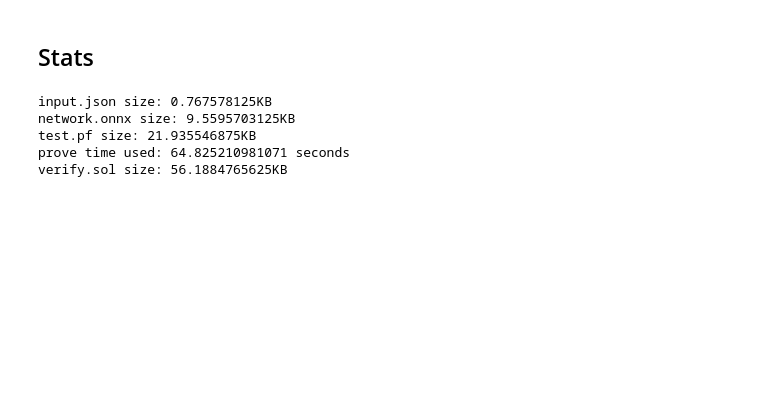
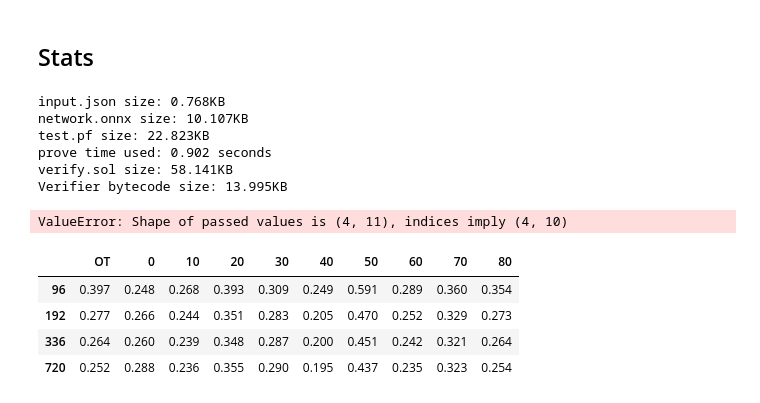
Before and after one commit to CaixiangFan/zkpet, a Jupyter notebook: src/electricity_demand_forcast.ipynb, the cells around one changed output. Cells and saved outputs as stored; diff of their text form; code cells hidden in the pictures; blank space fills up the shorter version.

```diff
--- a/src/electricity_demand_forcast.ipynb
+++ b/src/electricity_demand_forcast.ipynb
@@ -332,18 +358,65 @@ res = ezkl.deploy_evm(
 # %% [markdown]
 ## Stats
 # %%
-input_size = os.stat(data_path).st_size / 1024
-onnx_size = os.stat(model_path).st_size / 1024
+import numpy as np
+from subprocess import Popen, PIPE
+
+input_size = np.round(os.stat(data_path).st_size / 1024, 3)
+onnx_size = np.round(os.stat(model_path).st_size / 1024, 3)
 print("{} size: {}KB".format(data_path, input_size))
 print("{} size: {}KB".format(model_path, onnx_size))
-proof_size = os.stat(proof_path).st_size / 1024
+proof_size = np.round(os.stat(proof_path).st_size / 1024, 3)
 print("{} size: {}KB".format(proof_path, proof_size))
-print("prove time used: {} seconds".format(prove_time))
-verifier_size = os.stat(sol_code_path).st_size / 1024
+print("prove time used: {} seconds".format(np.round(prove_time, 3)))
+verifier_size = np.round(os.stat(sol_code_path).st_size / 1024, 3)
 print("{} size: {}KB".format(sol_code_path, verifier_size))
+
+p = Popen(["solc", "--bin", "--optimize", "verify.sol"], stdin=PIPE, stdout=PIPE, stderr=PIPE)
+output, err = p.communicate(b"input data that is passed to subprocess' stdin")
+verifier_code_size = np.round(sys.getsizeof((output.split(b'\n')[3])) / 1000, 3)
+print("Verifier bytecode size: {}KB".format(verifier_code_size))
 # %% [output]
-input.json size: 0.767578125KB
-network.onnx size: 9.5595703125KB
-test.pf size: 21.935546875KB
-prove time used: 64.825210981071 seconds
-verify.sol size: 56.1884765625KB
+input.json size: 0.768KB
+network.onnx size: 10.107KB
+test.pf size: 22.823KB
+prove time used: 0.902 seconds
+verify.sol size: 58.141KB
+Verifier bytecode size: 13.995KB
+# %%
+import pandas as pd
+import numpy as np
+
+with open("../result.txt", "r") as file:
+  lines = file.readlines()
+mse, mae, rse, tg = [], [], [], []
+for line in lines:
+  if 'tg' in line:
+    # print(line)
+    tg.append(line.split('tg')[1].split('_')[0])
+  if 'mse' in line:
+    mse.append(round(float(line.split('mse:')[1].split(',')[0]), 3))
+  if 'mae' in line:
+    mae.append(round(float(line.split('mae:')[1].split(',')[0]), 3))
+  if 'rse' in line:
+    rse.append(round(float(line.split('rse:')[1].split(',')[0]), 3))
+
+
+idx = ['96', '192', '336', '720']
+cols = list(dict.fromkeys(tg))
+
+
+x_mse = np.reshape(mse, (int(len(mse)/len(idx)), len(idx))).T
+df_mse = pd.DataFrame(x_mse, columns=cols, index=idx)
+df_mse
+# %% [output]
+ValueError: Shape of passed values is (4, 11), indices imply (4, 10)
+# %%
+x_mae = np.reshape(mae, (int(len(mae)/len(idx)), len(idx))).T
+df_mae = pd.DataFrame(x_mae, columns=cols, index=idx)
+df_mae
+# %% [output]
+|  | OT | 0 | 10 | 20 | 30 | 40 | 50 | 60 | 70 | 80 |
+| 96 | 0.397 | 0.248 | 0.268 | 0.393 | 0.309 | 0.249 | 0.591 | 0.289 | 0.360 | 0.354 |
+| 192 | 0.277 | 0.266 | 0.244 | 0.351 | 0.283 | 0.205 | 0.470 | 0.252 | 0.329 | 0.273 |
+| 336 | 0.264 | 0.260 | 0.239 | 0.348 | 0.287 | 0.200 | 0.451 | 0.242 | 0.321 | 0.264 |
+| 720 | 0.252 | 0.288 | 0.236 | 0.355 | 0.290 | 0.195 | 0.437 | 0.235 | 0.323 | 0.254 |
```
Also changed, not shown: parts of 11 cells of this notebook, 3 other files.
